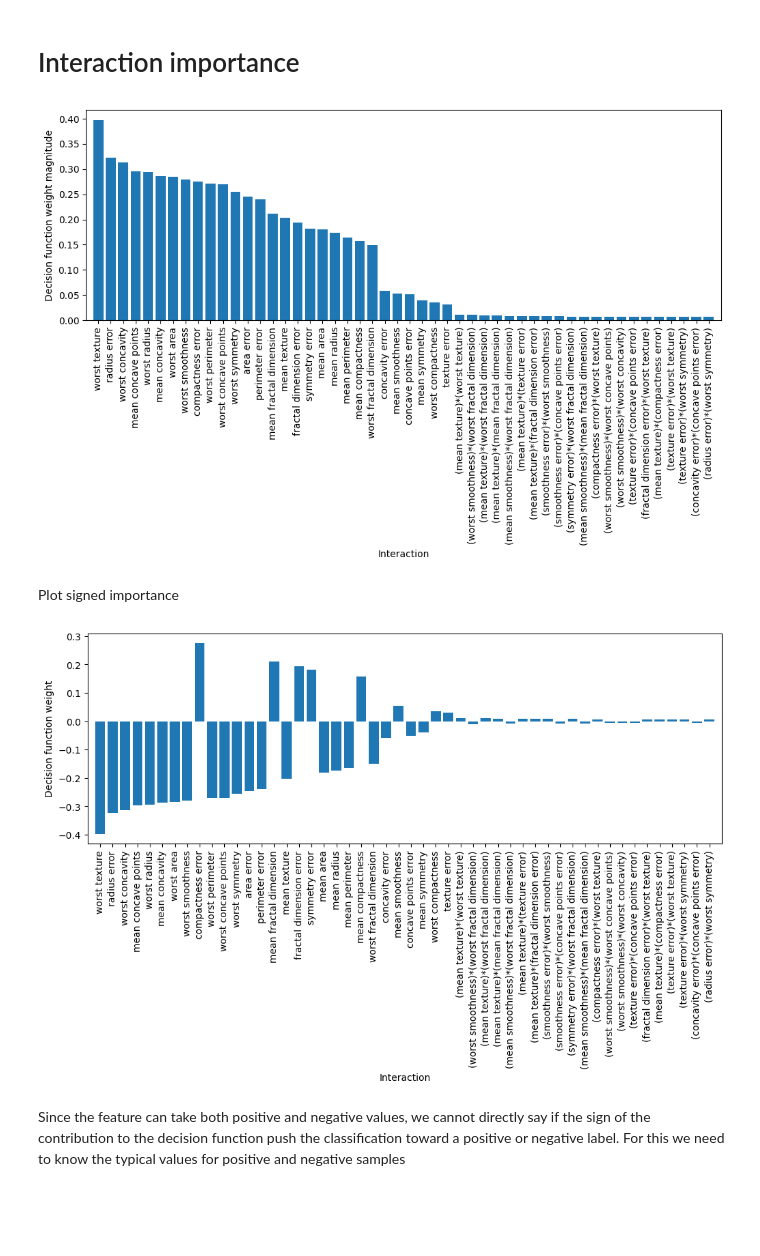
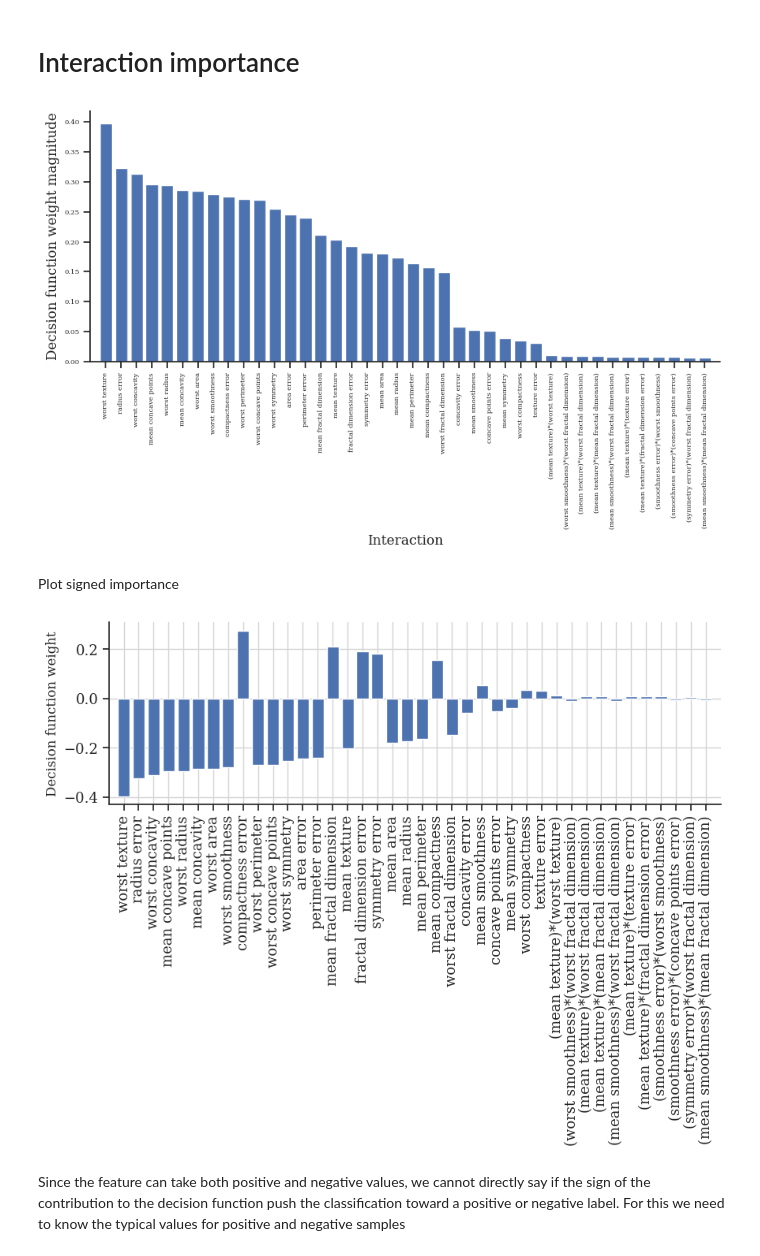
Before and after one commit to rikardvinge/explainpolysvm, a Jupyter notebook: examples/wisconsin_breast_cancer_dataset/interaction_importance_wbc.ipynb, the cells around one changed output. Cells and saved outputs as stored; diff of their text form; code cells hidden in the pictures; blank space fills up the shorter version.

```diff
--- a/examples/wisconsin_breast_cancer_dataset/interaction_importance_wbc.ipynb
+++ b/examples/wisconsin_breast_cancer_dataset/interaction_importance_wbc.ipynb
@@ -23,6 +26,6 @@ rng = np.random.default_rng(1011)
 # %%
 # Set to True to store figures in ./images
-save_figs = True
+save_figs = False
 # %%
 data = load_breast_cancer()
 # %%
@@ -82,7 +86,7 @@ for C in Cs:
                 X_val_fold = scaler.transform(X_val_fold)
 
                 # Train SVC
-                model = SVC(C=C, kernel=kernel, degree=d, gamma=gamma, coef0=r)
+                model = SVC(C=C, kernel=kernel, degree=d, gamma=gamma, coef0=r, probability=True)
                 model.fit(X_train_fold, y_train_fold)
 
                 # Predict validation set and couont number of correct predictions
@@ -114,7 +118,7 @@ X_train_scale = scaler.transform(X_train)
 X_test_scale = scaler.transform(X_test)
 
 # Fit SVM
-model = SVC(C=C_best, kernel=kernel, degree=d_best, gamma=gamma, coef0=r_best)
+model = SVC(C=C_best, kernel=kernel, degree=d_best, gamma=gamma, coef0=r_best, probability=True)
 model.fit(X_train_scale, y_train)
 
 # Test accuracy
@@ -144,25 +152,30 @@ Test accuracy with ExpSVM: 0.97368. Difference between SVC and ExpSVM (SVC_acc-E
 # %% [markdown]
 # Interaction importance
 # %%
-fig = es.plot_model_bar(n_features=50, magnitude=True, figsize=(12,4), show=False)
+fig = es.plot_model_bar(n_features=40, magnitude=True, figsize=(10,4), show=False)
 fig.gca().set_title('')
 if save_figs:
     plt.savefig('./images/feature_importance_wbcd.png', dpi=200, bbox_inches='tight', facecolor='white')
     plt.savefig('./images/feature_importance_wbcd.eps', bbox_inches='tight', facecolor='white')
 fig.show(warn=False)
 # %% [output]
-[figure, old version]
+[figure, new version]
 # %% [markdown]
 Plot signed importance
 # %%
-fig = es.plot_model_bar(n_features=50, magnitude=False, figsize=(12,4), show=False)
+fig = es.plot_model_bar(n_features=40, magnitude=False, figsize=(10,3), show=False)
+# fig.gca().grid(alpha=1)
+fig.gca().set_axisbelow(True)
+fig.gca().grid(color='lightgray')
+fig.gca().tick_params(axis='both', labelsize=13)
 fig.gca().set_title('')
+fig.gca().set_xlabel('')
 if save_figs:
     plt.savefig('./images/feature_importance_signed_wbcd.png', dpi=200, bbox_inches='tight', facecolor='white')
     plt.savefig('./images/feature_importance_signed_wbcd.eps', bbox_inches='tight', facecolor='white')
 fig.show(warn=False)
 # %% [output]
-[figure, old version]
+[figure, new version]
 # %% [markdown]
 Since the feature can take both positive and negative values, we cannot directly say if the sign of the contribution to the decision function push the classification toward a positive or negative label. For this we need to know the typical values for positive and negative samples
 # %% [markdown]
```
Also changed, not shown: parts of 19 cells of this notebook, 30 other files.
